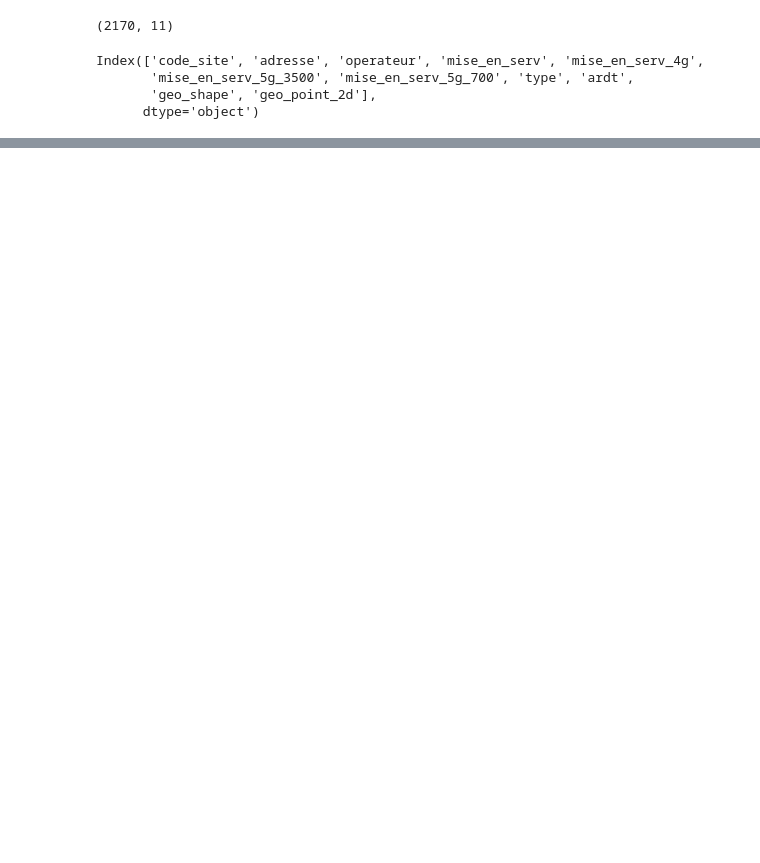
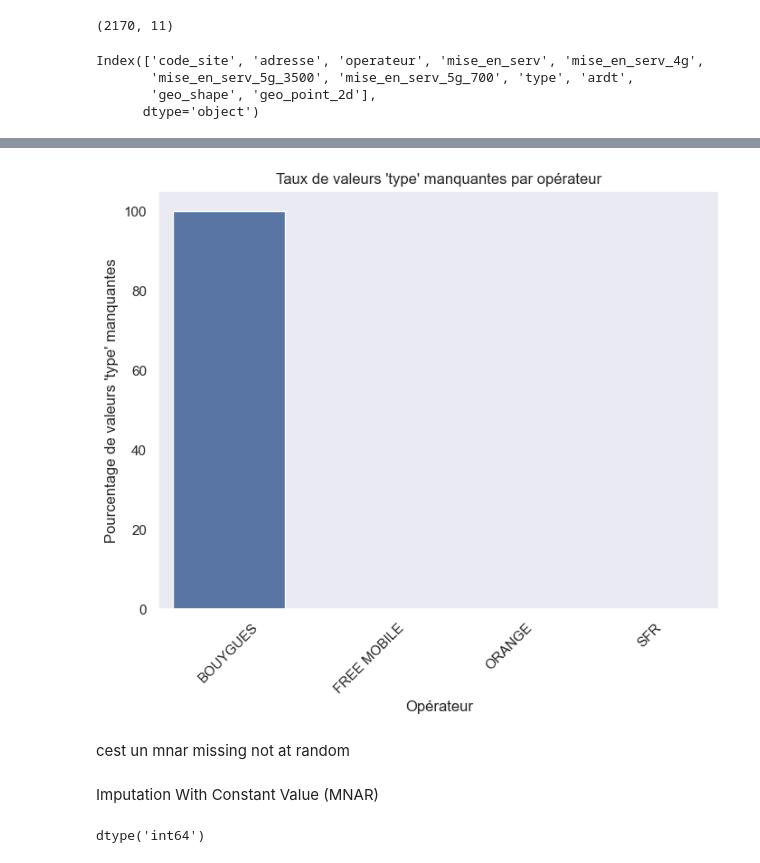
Before and after one commit to yasmineelhakem/data_antennes_relais, a Jupyter notebook: data_cleaning.ipynb, the cells around one changed output, grey strips where cells are left out. Saved outputs shown, nothing was run; the diff lists cells and outputs as text; code cells hidden in the pictures; blank space fills up the shorter version.

```diff
--- a/data_cleaning.ipynb
+++ b/data_cleaning.ipynb
@@ -29,0 +170,19 @@ dtype: int64
+# %%
+missing_counts = df[df["type"].isna()].groupby("operateur").size()
+total_counts = df.groupby("operateur").size()
+
+percent = (missing_counts / total_counts * 100).sort_values()
+
+plt.figure(figsize=(8,6))
+sns.barplot(x=percent.index, y=percent.values)
+plt.ylabel("Pourcentage de valeurs 'type' manquantes")
+plt.xlabel("Opérateur")
+plt.title("Taux de valeurs 'type' manquantes par opérateur")
+plt.xticks(rotation=45)
+plt.show()
+# %% [output]
+[figure, added]
+# %% [markdown]
+cest un mnar missing not at random
+# %% [markdown]
+Imputation With Constant Value (MNAR)
@@ -29,0 +191,4 @@ dtype: int64
+# %%
+df["ardt"].dtypes
+# %% [output]
+dtype('int64')
```
Also changed, not shown: parts of 24 cells of this notebook, 2 other files.
